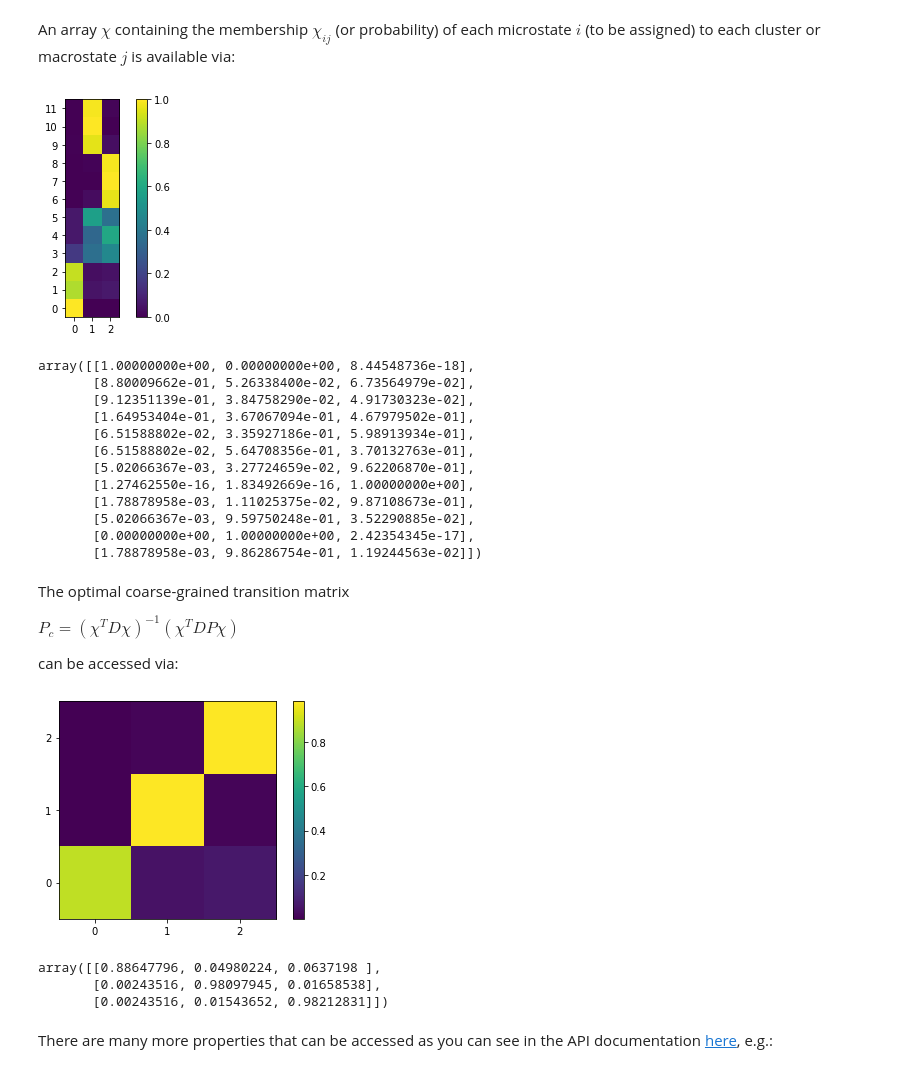
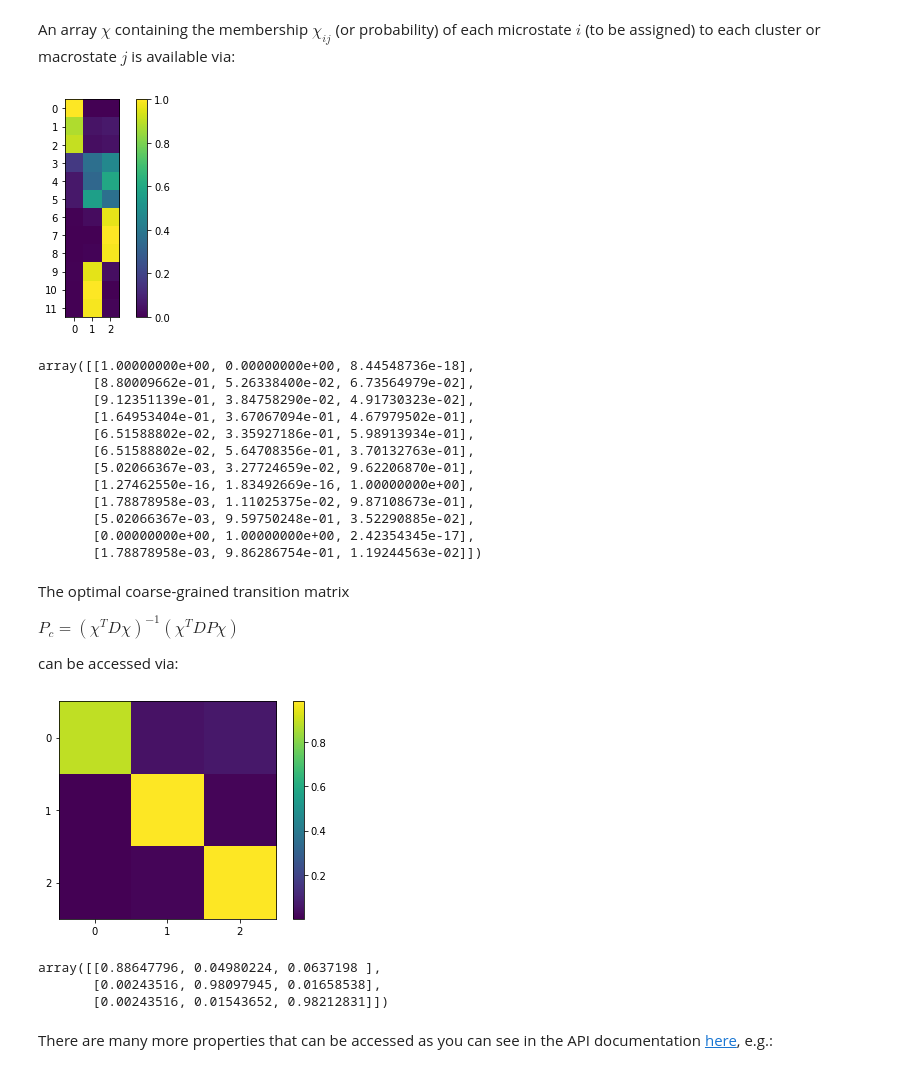
Before and after one commit to msmdev/pyGPCCA, a Jupyter notebook: docs/source/example.ipynb, the cells around one changed output. Saved outputs shown, nothing was run; the diff lists cells and outputs as text; code cells hidden in the pictures.

```diff
--- a/docs/source/example.ipynb
+++ b/docs/source/example.ipynb
@@ -152,12 +157,13 @@ c = ax.imshow(chi)
 plt.xticks(np.arange(chi.shape[1]))
 plt.yticks(np.arange(chi.shape[0]))
 plt.ylim(-0.5, chi.shape[0]-0.5)
+ax.set_ylim(ax.get_ylim()[::-1])
 fig.colorbar(c)
 plt.show()
 # show chi matrix:
 chi
 # %% [output]
-[figure, old version]
+[figure, new version]
 array([[1.00000000e+00, 0.00000000e+00, 8.44548736e-18],
        [8.80009662e-01, 5.26338400e-02, 6.73564979e-02],
        [9.12351139e-01, 3.84758290e-02, 4.91730323e-02],
@@ -179,17 +185,18 @@ can be accessed via:
 # %%
 P_c = gpcca.coarse_grained_transition_matrix
 # plot P_c:
 fig, ax = plt.subplots()
 c = ax.imshow(P_c)
 plt.xticks(np.arange(P_c.shape[1]))
 plt.yticks(np.arange(P_c.shape[0]))
 plt.ylim(-0.5, P_c.shape[0]-0.5)
+ax.set_ylim(ax.get_ylim()[::-1])
 fig.colorbar(c)
 plt.show()
 # show P_c matrix:
 P_c
 # %% [output]
-[figure, old version]
+[figure, new version]
 array([[0.88647796, 0.04980224, 0.0637198 ],
        [0.00243516, 0.98097945, 0.01658538],
        [0.00243516, 0.01543652, 0.98212831]])
```
Also changed, not shown: parts of 13 cells of this notebook.
